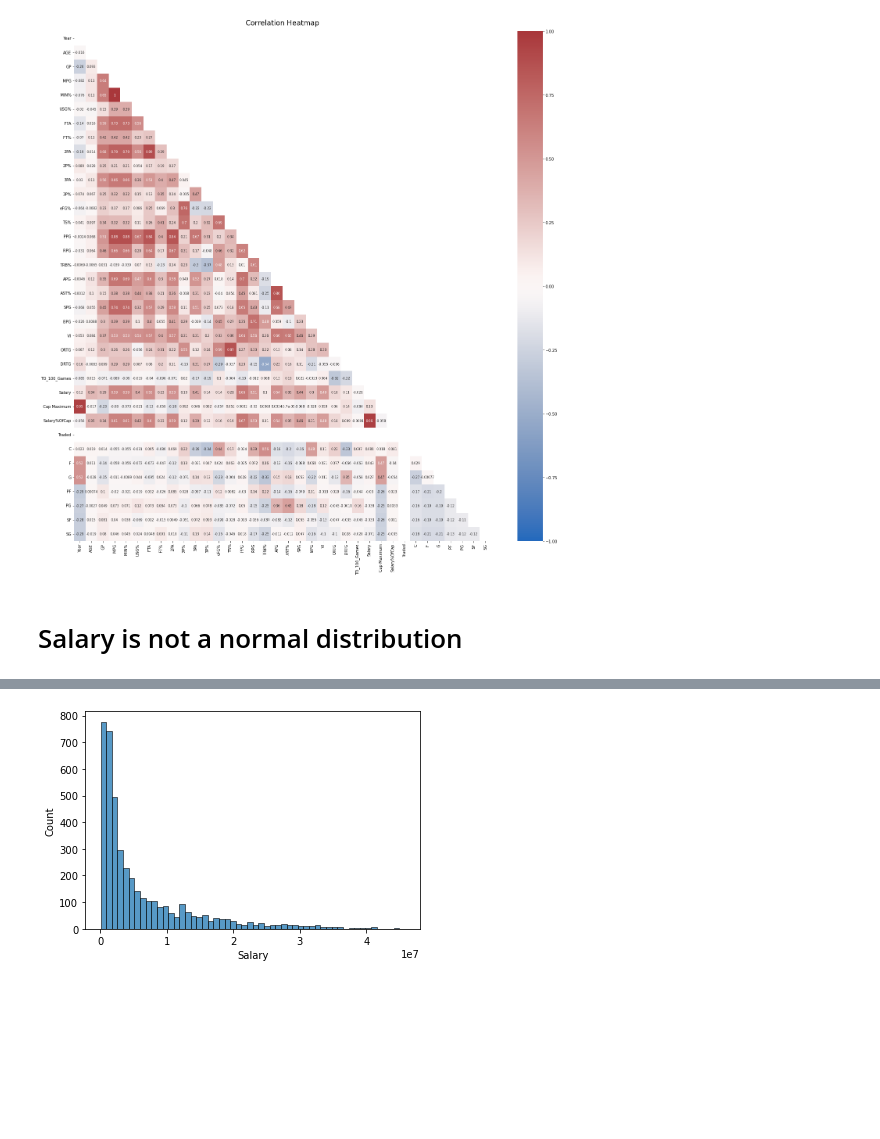
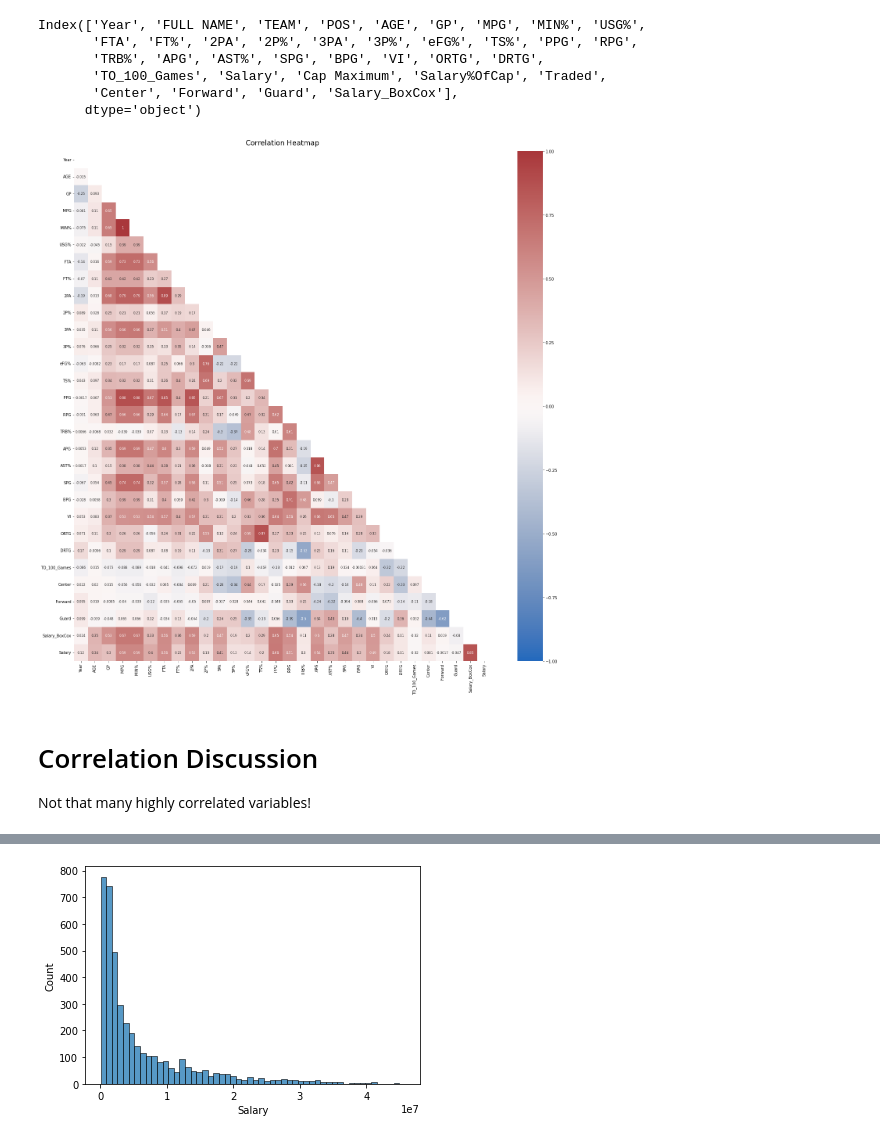
Before and after one commit to davekacz/NBA_Salary_Prediction, a Jupyter notebook: data_explore.ipynb, the cells around one changed output, grey strips where cells are left out. Saved outputs shown, nothing was run; the diff lists cells and outputs as text; code cells hidden in the pictures; blank space fills up the shorter version.

Commit message:
Corr Matrix Updated, Feature Selection Started

```diff
--- a/data_explore.ipynb
+++ b/data_explore.ipynb
@@ -5,18 +5,35 @@ import matplotlib.pyplot as plt
 import seaborn as sns
 import plotly.express as px
 # %%
-df = pd.read_csv('data\\NBA_Player_Dataset-2013-2021_3-12-22.csv')
+df = pd.read_csv('data\\NBA_Player_Dataset-2013-2021.csv')
+# %%
+df.columns
+# %% [output]
+Index(['Year', 'FULL NAME', 'TEAM', 'POS', 'AGE', 'GP', 'MPG', 'MIN%', 'USG%',
+       'FTA', 'FT%', '2PA', '2P%', '3PA', '3P%', 'eFG%', 'TS%', 'PPG', 'RPG',
+       'TRB%', 'APG', 'AST%', 'SPG', 'BPG', 'VI', 'ORTG', 'DRTG',
+       'TO_100_Games', 'Salary', 'Cap Maximum', 'Salary%OfCap', 'Traded',
+       'Center', 'Forward', 'Guard', 'Salary_BoxCox'],
+      dtype='object')
+# %%
+#remove unnecessary columns from correlation matrix
+corr_df = df.drop(['Salary', 'FULL NAME', 'TEAM', 'POS', 'Salary%OfCap', 'Traded', 'Cap Maximum', 'Salary'], axis = 1)
+
+#remove and add salary so it shows up at the bottom
+corr_df['Salary'] = df['Salary']
 # %%
 plt.figure(figsize=(20, 20))
 # define the mask to set the values in the upper triangle to True
-mask = np.triu(np.ones_like(df.corr(), dtype=bool))
-heatmap = sns.heatmap(df.corr(), mask=mask, vmin=-1, vmax=1, annot=True, cmap = "vlag", annot_kws={"fontsize":8})
+mask = np.triu(np.ones_like(corr_df.corr(), dtype=bool))
+heatmap = sns.heatmap(corr_df.corr(), mask=mask, vmin=-1, vmax=1, annot=True, cmap = "vlag", annot_kws={"fontsize":8})
 heatmap.set_title('Correlation Heatmap', fontdict={'fontsize':18}, pad=16)
 
 plt.tight_layout()
 plt.savefig('images/correlation_heatmap.png')
 plt.show()
 # %% [output]
-[figure, old version]
+[figure, new version]
-# %% [markdown]
-# Salary is not a normal distribution
+# %% [markdown]
+# Correlation Discussion
+
+Not that many highly correlated variables!
```
Also changed, not shown: parts of 7 cells of this notebook, 2 other files.
